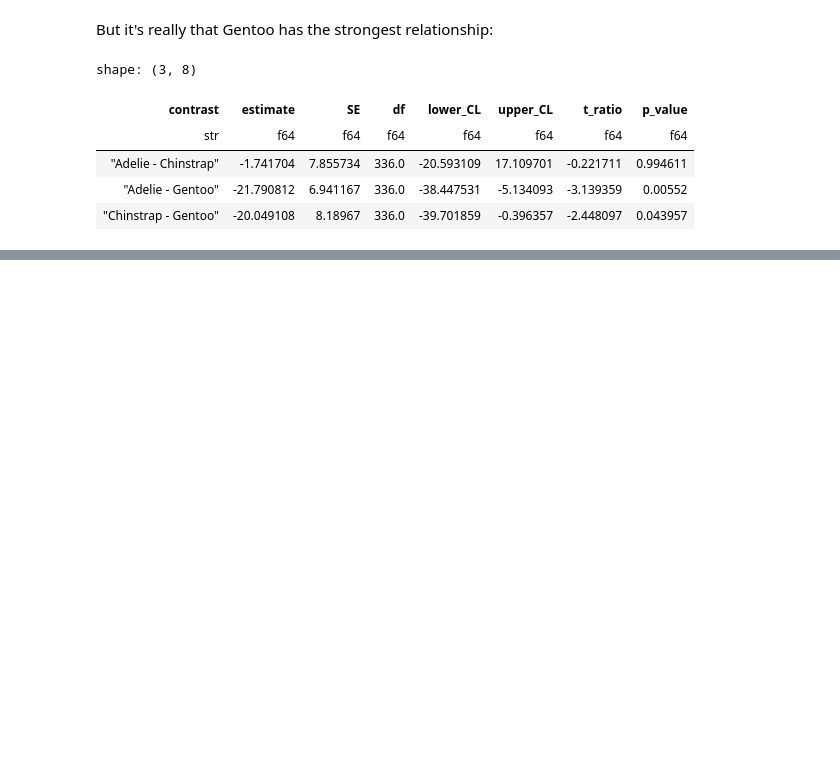
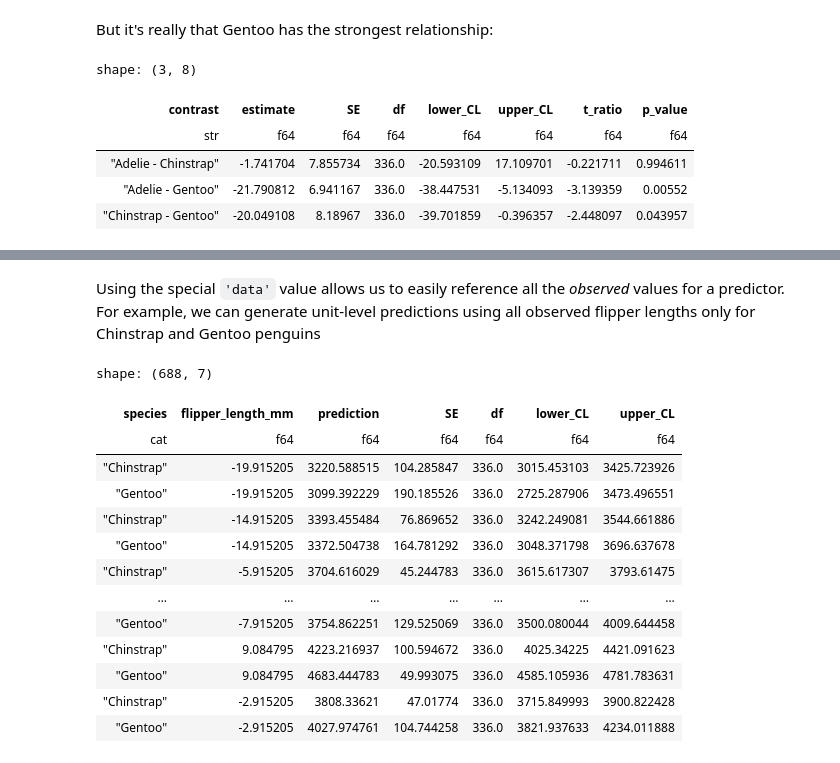
Before and after one commit to ejolly/pymer4, a Jupyter notebook: docs/tutorials/02_categorical.ipynb, the cells around one changed output, grey strips where cells are left out. Cells and saved outputs as stored; diff of their text form; code cells hidden in the pictures; blank space fills up the shorter version.

```diff
--- a/docs/tutorials/02_categorical.ipynb
+++ b/docs/tutorials/02_categorical.ipynb
@@ -600,6 +602,0 @@ Since we're working in mean-centered units, it might be easier to think about th
-# %%
-# Undo the mean-centering
-model.unset_transforms()
-
-# Refit the model
-model.fit()
@@ -632,0 +633,19 @@ shape: (3, 6)
+# %% [markdown]
+Using the special `'data'` value allows us to easily reference all the *observed* values for a predictor. For example, we can generate unit-level predictions using all observed flipper lengths only for Chinstrap and Gentoo penguins
+# %%
+model.empredict({'flipper_length_mm': 'data', 'species': ['Chinstrap', 'Gentoo']})
+# %% [output]
+shape: (688, 7)
+| species | flipper_length_mm | prediction | SE | df | lower_CL | upper_CL |
+| cat | f64 | f64 | f64 | f64 | f64 | f64 |
+| "Chinstrap" | -19.915205 | 3220.588515 | 104.285847 | 336.0 | 3015.453103 | 3425.723926 |
+| "Gentoo" | -19.915205 | 3099.392229 | 190.185526 | 336.0 | 2725.287906 | 3473.496551 |
+| "Chinstrap" | -14.915205 | 3393.455484 | 76.869652 | 336.0 | 3242.249081 | 3544.661886 |
+| "Gentoo" | -14.915205 | 3372.504738 | 164.781292 | 336.0 | 3048.371798 | 3696.637678 |
+| "Chinstrap" | -5.915205 | 3704.616029 | 45.244783 | 336.0 | 3615.617307 | 3793.61475 |
+| … | … | … | … | … | … | … |
+| "Gentoo" | -7.915205 | 3754.862251 | 129.525069 | 336.0 | 3500.080044 | 4009.644458 |
+| "Chinstrap" | 9.084795 | 4223.216937 | 100.594672 | 336.0 | 4025.34225 | 4421.091623 |
+| "Gentoo" | 9.084795 | 4683.444783 | 49.993075 | 336.0 | 4585.105936 | 4781.783631 |
+| "Chinstrap" | -2.915205 | 3808.33621 | 47.01774 | 336.0 | 3715.849993 | 3900.822428 |
+| "Gentoo" | -2.915205 | 4027.974761 | 104.744258 | 336.0 | 3821.937633 | 4234.011888 |
```
Also changed, not shown: parts of 56 cells of this notebook, 30 other files.
